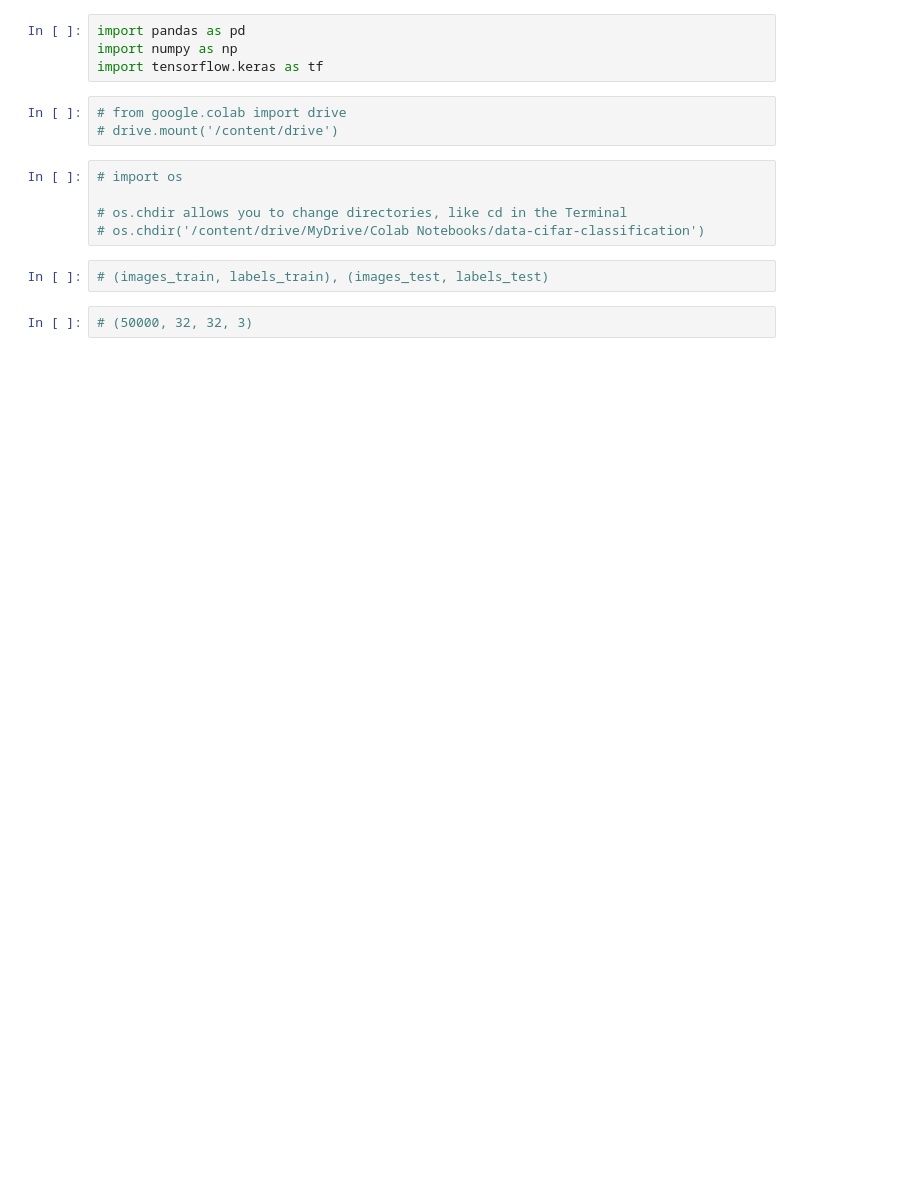
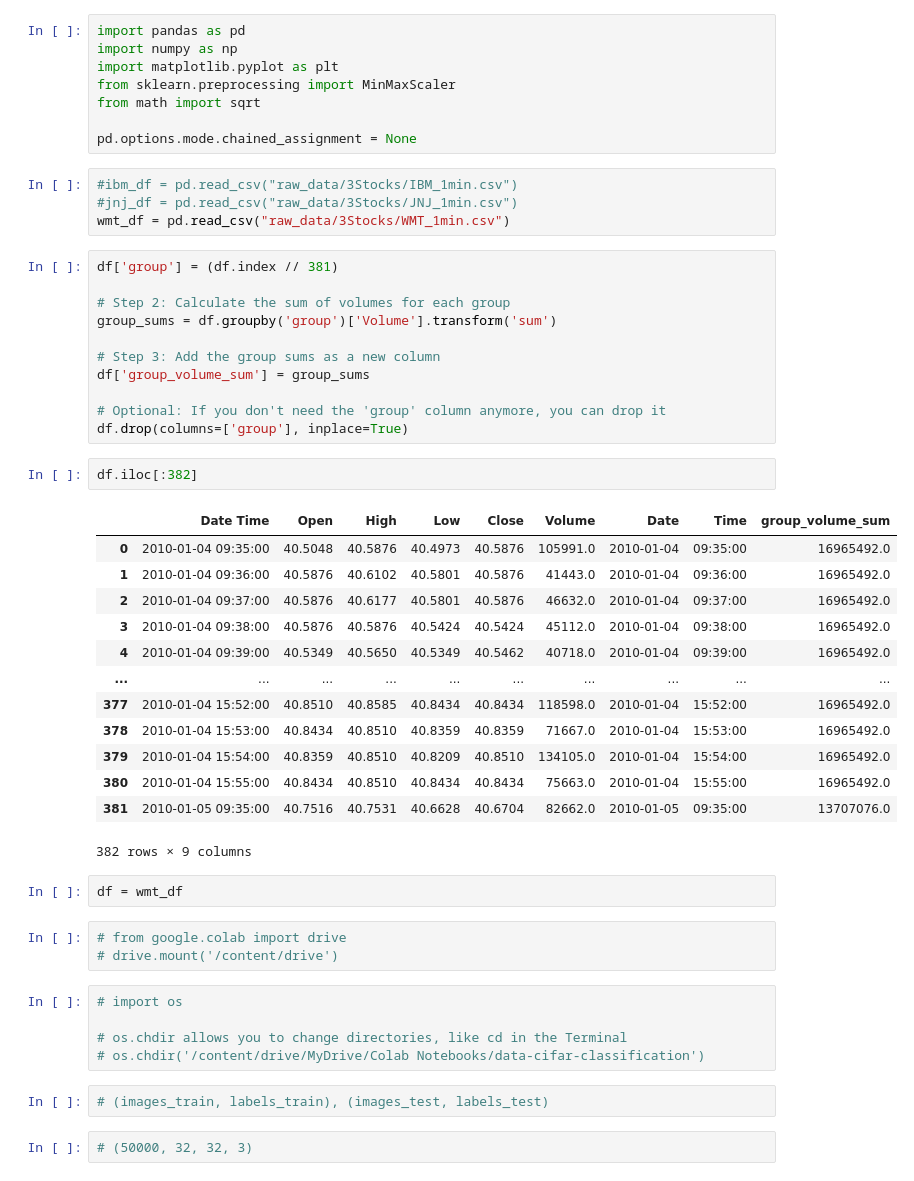
Before and after one commit to NicolasBuehringer/Bachelorarbeit, a Jupyter notebook: cnn.ipynb, the cells around one changed output. Cells and saved outputs as stored; diff of their text form; blank space fills up the shorter version.

```diff
--- a/cnn.ipynb
+++ b/cnn.ipynb
@@ -1,7 +1,44 @@
 # %%
 import pandas as pd
 import numpy as np
-import tensorflow.keras as tf
+import matplotlib.pyplot as plt
+from sklearn.preprocessing import MinMaxScaler
+from math import sqrt
+
+pd.options.mode.chained_assignment = None
+# %%
+#ibm_df = pd.read_csv("raw_data/3Stocks/IBM_1min.csv")
+#jnj_df = pd.read_csv("raw_data/3Stocks/JNJ_1min.csv")
+wmt_df = pd.read_csv("raw_data/3Stocks/WMT_1min.csv")
+# %%
+df['group'] = (df.index // 381)
+
+# Step 2: Calculate the sum of volumes for each group
+group_sums = df.groupby('group')['Volume'].transform('sum')
+
+# Step 3: Add the group sums as a new column
+df['group_volume_sum'] = group_sums
+
+# Optional: If you don't need the 'group' column anymore, you can drop it
+df.drop(columns=['group'], inplace=True)
+# %%
+df.iloc[:382]
+# %% [output]
+|  | Date Time | Open | High | Low | Close | Volume | Date | Time | group_volume_sum |
+| 0 | 2010-01-04 09:35:00 | 40.5048 | 40.5876 | 40.4973 | 40.5876 | 105991.0 | 2010-01-04 | 09:35:00 | 16965492.0 |
+| 1 | 2010-01-04 09:36:00 | 40.5876 | 40.6102 | 40.5801 | 40.5876 | 41443.0 | 2010-01-04 | 09:36:00 | 16965492.0 |
+| 2 | 2010-01-04 09:37:00 | 40.5876 | 40.6177 | 40.5801 | 40.5876 | 46632.0 | 2010-01-04 | 09:37:00 | 16965492.0 |
+| 3 | 2010-01-04 09:38:00 | 40.5876 | 40.5876 | 40.5424 | 40.5424 | 45112.0 | 2010-01-04 | 09:38:00 | 16965492.0 |
+| 4 | 2010-01-04 09:39:00 | 40.5349 | 40.5650 | 40.5349 | 40.5462 | 40718.0 | 2010-01-04 | 09:39:00 | 16965492.0 |
+| ... | ... | ... | ... | ... | ... | ... | ... | ... | ... |
+| 377 | 2010-01-04 15:52:00 | 40.8510 | 40.8585 | 40.8434 | 40.8434 | 118598.0 | 2010-01-04 | 15:52:00 | 16965492.0 |
+| 378 | 2010-01-04 15:53:00 | 40.8434 | 40.8510 | 40.8359 | 40.8359 | 71667.0 | 2010-01-04 | 15:53:00 | 16965492.0 |
+| 379 | 2010-01-04 15:54:00 | 40.8359 | 40.8510 | 40.8209 | 40.8510 | 134105.0 | 2010-01-04 | 15:54:00 | 16965492.0 |
+| 380 | 2010-01-04 15:55:00 | 40.8434 | 40.8510 | 40.8434 | 40.8434 | 75663.0 | 2010-01-04 | 15:55:00 | 16965492.0 |
+| 381 | 2010-01-05 09:35:00 | 40.7516 | 40.7531 | 40.6628 | 40.6704 | 82662.0 | 2010-01-05 | 09:35:00 | 13707076.0 |
+382 rows × 9 columns
+# %%
+df = wmt_df
 # %%
 # from google.colab import drive
 # drive.mount('/content/drive')
```
Also changed, not shown: parts of 28 cells of this notebook, 2 other files.
